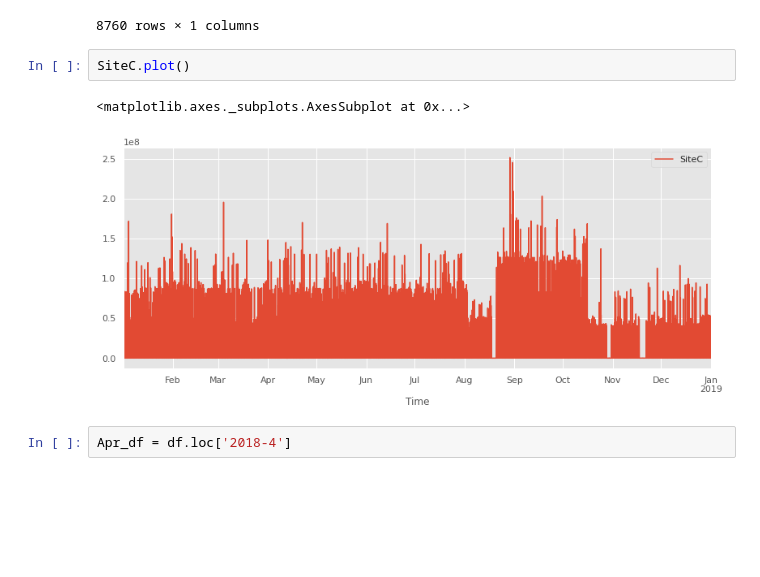
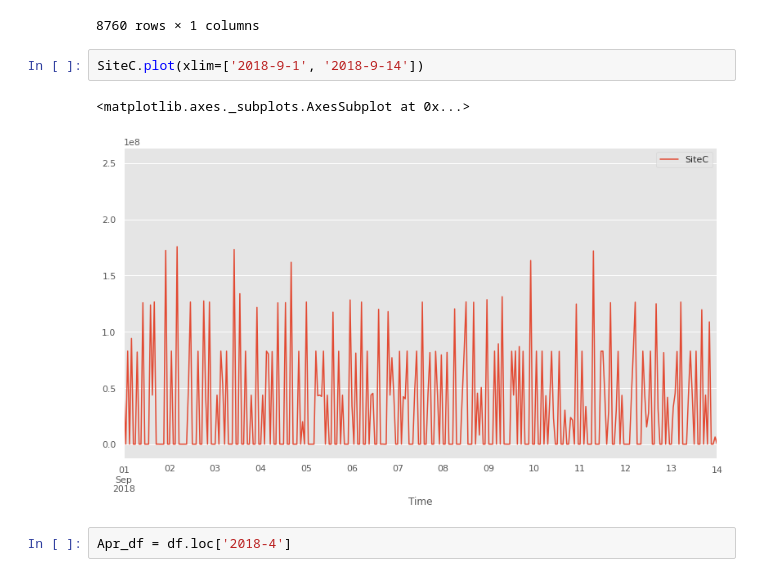
Before and after one commit to abidshafee/autoML-tsModel, a Jupyter notebook: AutoML_ts_Model.ipynb, the cells around one changed output. Cells and saved outputs as stored; diff of their text form; blank space fills up the shorter version.

```diff
--- a/AutoML_ts_Model.ipynb
+++ b/AutoML_ts_Model.ipynb
@@ -137,11 +133,11 @@ SiteC
 | 2019-01-01 06:00:00 | 7.319010e+04 |
 | 2019-01-01 07:00:00 | 7.319010e+04 |
 8760 rows × 1 columns
-# %%
-SiteC.plot()
-# %% [output]
-<matplotlib.axes._subplots.AxesSubplot at 0x...>
-[figure, removed]
+# %%
+SiteC.plot(xlim=['2018-9-1', '2018-9-14'])
+# %% [output]
+<matplotlib.axes._subplots.AxesSubplot at 0x...>
+[figure, added]
 # %%
 Apr_df = df.loc['2018-4']
 # %%
```
Also changed, not shown: parts of 10 cells of this notebook.
